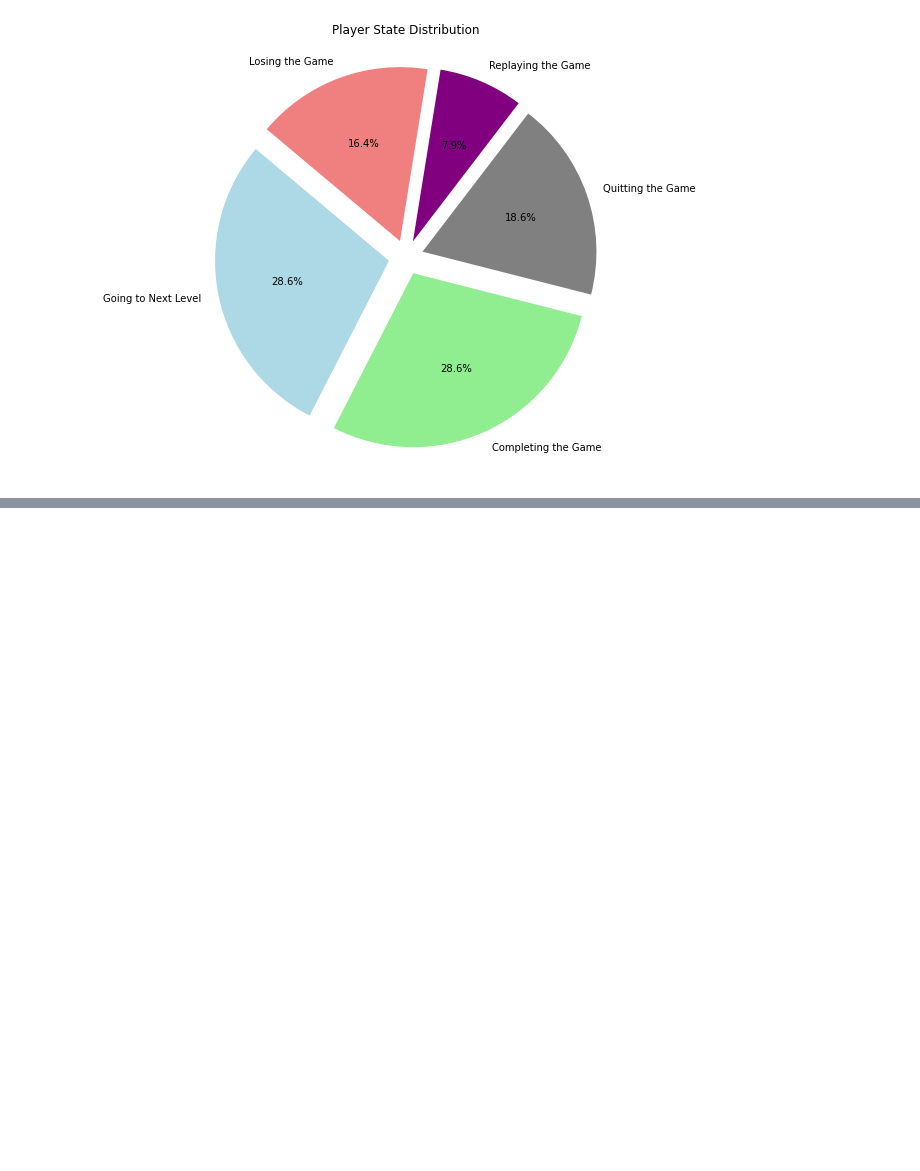
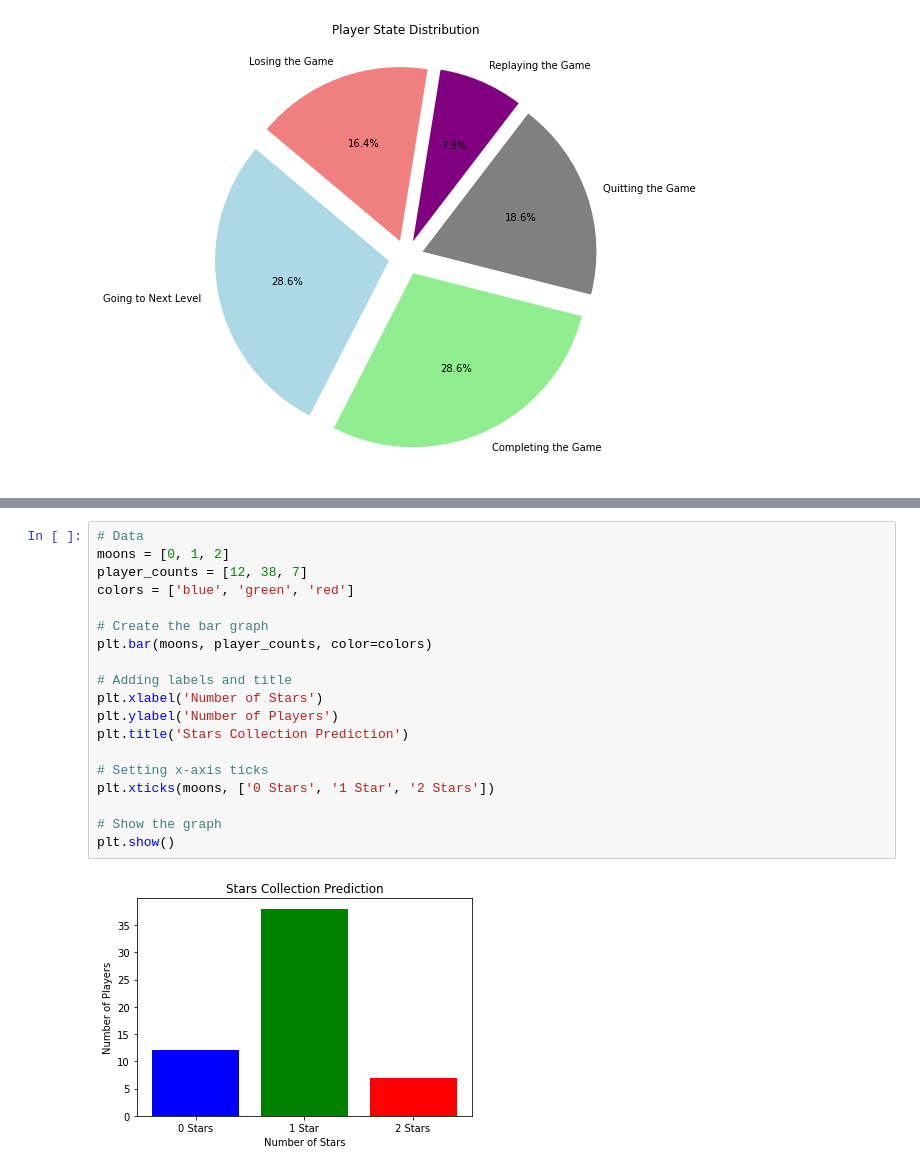
Before and after one commit to NDBhavana/small-indie-company-again-, a Jupyter notebook: Alpha prototype/Analytics/AnalyticsNotebook.ipynb, the cells around one changed output, grey strips where cells are left out. Drawn from its saved outputs; the diff is of its cells as text; blank space fills up the shorter version.

```diff
--- a/Alpha prototype/Analytics/AnalyticsNotebook.ipynb
+++ b/Alpha prototype/Analytics/AnalyticsNotebook.ipynb
@@ -175,0 +190,21 @@ plt.show()
+# %%
+# Data
+moons = [0, 1, 2]
+player_counts = [12, 38, 7]
+colors = ['blue', 'green', 'red']
+
+# Create the bar graph
+plt.bar(moons, player_counts, color=colors)
+
+# Adding labels and title
+plt.xlabel('Number of Stars')
+plt.ylabel('Number of Players')
+plt.title('Stars Collection Prediction')
+
+# Setting x-axis ticks
+plt.xticks(moons, ['0 Stars', '1 Star', '2 Stars'])
+
+# Show the graph
+plt.show()
+# %% [output]
+[figure, added]
```
Also changed, not shown: parts of 10 cells of this notebook.
